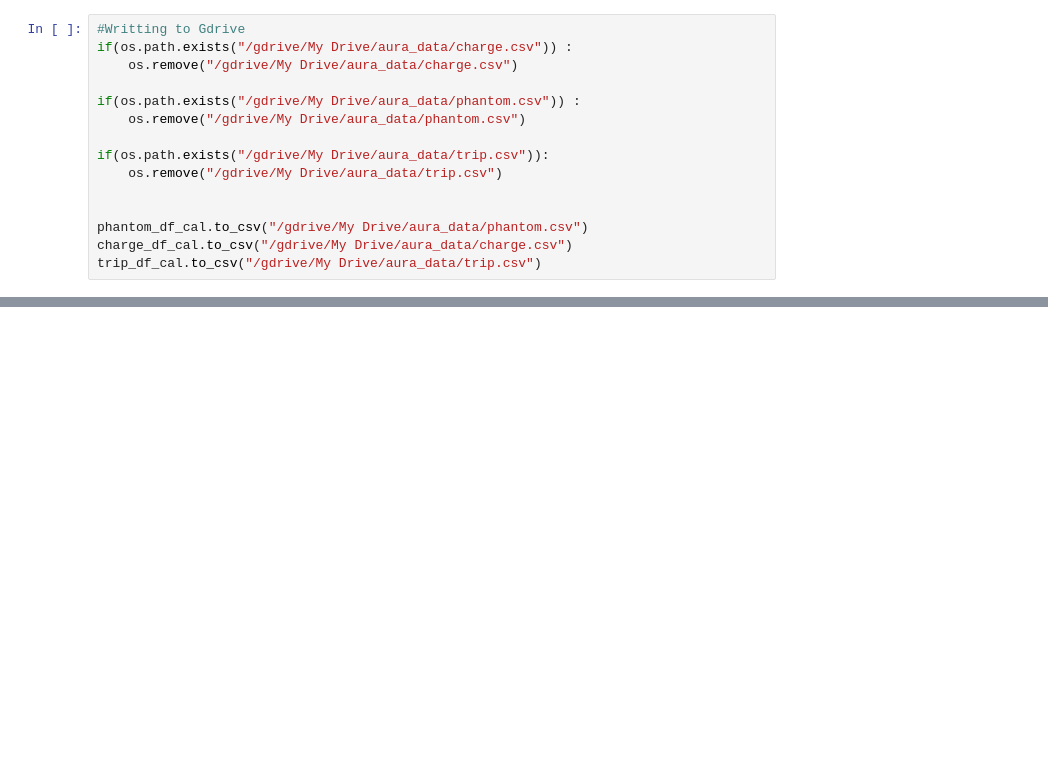
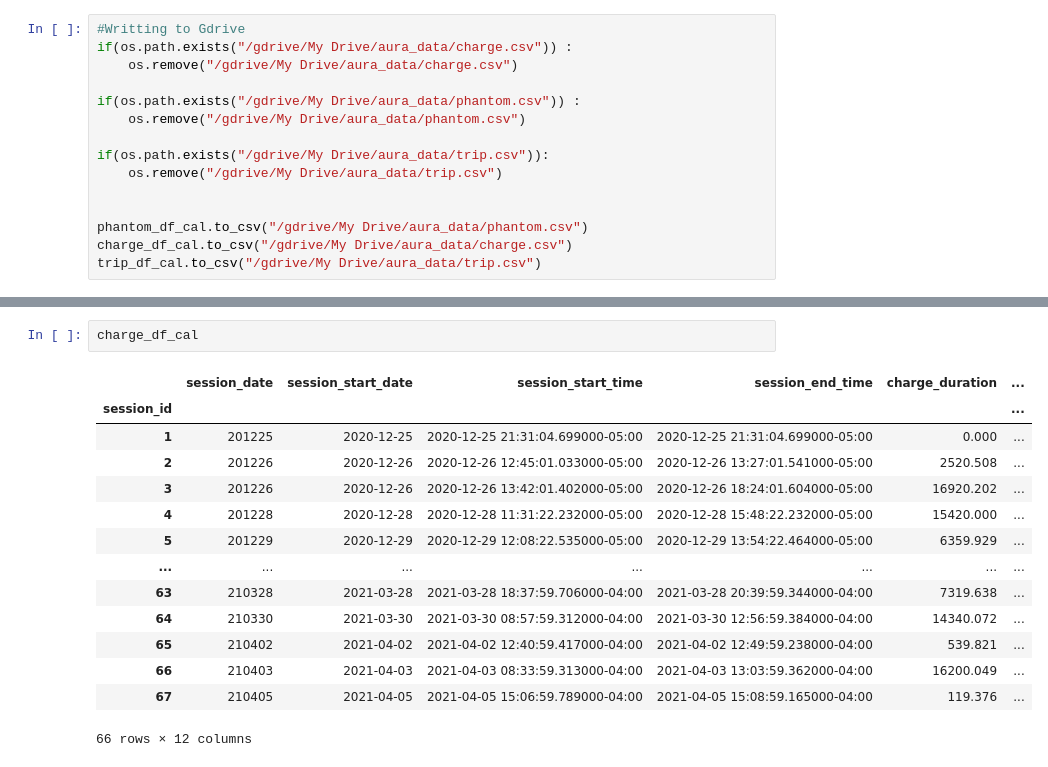
Before and after one commit to nautiyal-sarthak/tesla-dash, a Jupyter notebook: aura.ipynb, the cells around one changed output, grey strips where cells are left out. Cells and saved outputs as stored; diff of their text form; blank space fills up the shorter version.

```diff
--- a/aura.ipynb
+++ b/aura.ipynb
@@ -426,0 +408,17 @@ trip_df_cal.fillna(0)
+# %%
+charge_df_cal
+# %% [output]
+|  | session_date | session_start_date | session_start_time | session_end_time | charge_duration | ... |
+| session_id |  |  |  |  |  | ... |
+| 1 | 201225 | 2020-12-25 | 2020-12-25 21:31:04.699000-05:00 | 2020-12-25 21:31:04.699000-05:00 | 0.000 | ... |
+| 2 | 201226 | 2020-12-26 | 2020-12-26 12:45:01.033000-05:00 | 2020-12-26 13:27:01.541000-05:00 | 2520.508 | ... |
+| 3 | 201226 | 2020-12-26 | 2020-12-26 13:42:01.402000-05:00 | 2020-12-26 18:24:01.604000-05:00 | 16920.202 | ... |
+| 4 | 201228 | 2020-12-28 | 2020-12-28 11:31:22.232000-05:00 | 2020-12-28 15:48:22.232000-05:00 | 15420.000 | ... |
+| 5 | 201229 | 2020-12-29 | 2020-12-29 12:08:22.535000-05:00 | 2020-12-29 13:54:22.464000-05:00 | 6359.929 | ... |
+| ... | ... | ... | ... | ... | ... | ... |
+| 63 | 210328 | 2021-03-28 | 2021-03-28 18:37:59.706000-04:00 | 2021-03-28 20:39:59.344000-04:00 | 7319.638 | ... |
+| 64 | 210330 | 2021-03-30 | 2021-03-30 08:57:59.312000-04:00 | 2021-03-30 12:56:59.384000-04:00 | 14340.072 | ... |
+| 65 | 210402 | 2021-04-02 | 2021-04-02 12:40:59.417000-04:00 | 2021-04-02 12:49:59.238000-04:00 | 539.821 | ... |
+| 66 | 210403 | 2021-04-03 | 2021-04-03 08:33:59.313000-04:00 | 2021-04-03 13:03:59.362000-04:00 | 16200.049 | ... |
+| 67 | 210405 | 2021-04-05 | 2021-04-05 15:06:59.789000-04:00 | 2021-04-05 15:08:59.165000-04:00 | 119.376 | ... |
+66 rows × 12 columns
```
Also changed, not shown: parts of 9 cells of this notebook.
